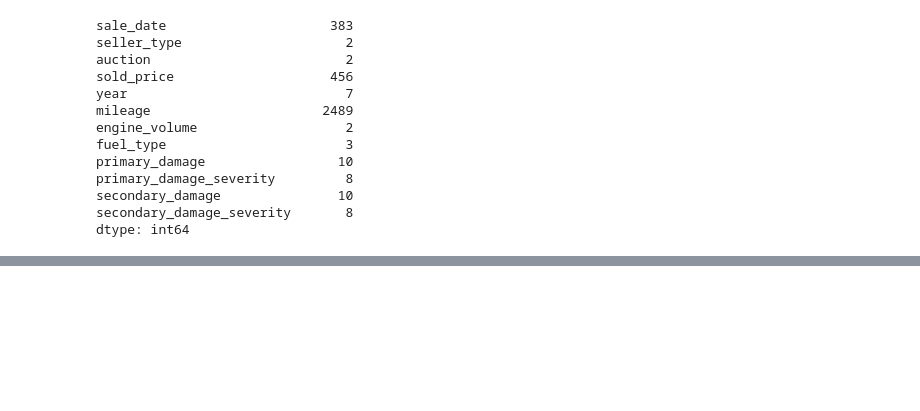
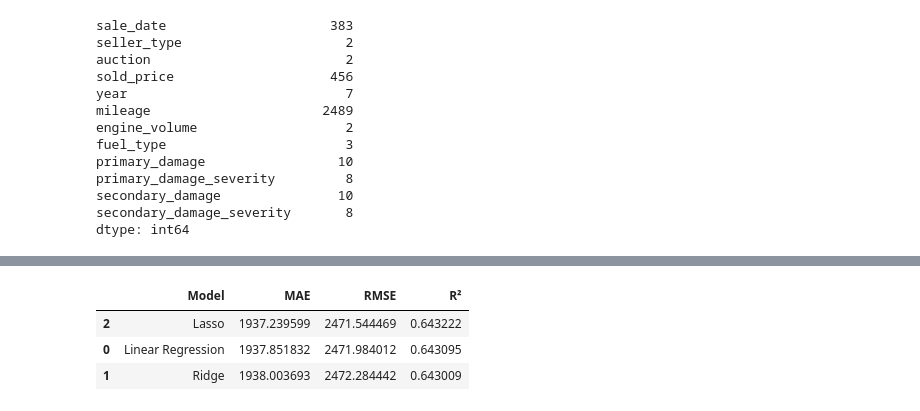
Before and after one commit to harutbdo/toyota-camry-price-prediciton, a Jupyter notebook: main.ipynb, the cells around one changed output, grey strips where cells are left out. Saved outputs shown, nothing was run; the diff lists cells and outputs as text; code cells hidden in the pictures; blank space fills up the shorter version.

```diff
--- a/main.ipynb
+++ b/main.ipynb
@@ -259,0 +297,7 @@ df_camry.to_csv("camry_cleaned.csv", index=False)
+# %%
+X = df_camry.drop(columns=["sold_price", "sale_date"])
+y = df_camry["sold_price"]
+
+X_train, X_temp, y_train, y_temp = train_test_split(X, y, test_size=0.3, random_state=SEED)
+
+X_val, X_test, y_val, y_test = train_test_split(X_temp, y_temp, test_size=0.5, random_state=SEED)
@@ -259,0 +329,12 @@ df_camry.to_csv("camry_cleaned.csv", index=False)
+# %%
+preprocessor = ColumnTransformer([
+    ("numeric", numeric_pipeline, numeric_features),
+    ("categorical", categorical_pipeline, categorical_features)
+])
+# %%
+linear_pipeline = Pipeline([
+    ("preprocessor", preprocessor),
+    ("model", LinearRegression())
+])
+
+linear_pipeline.fit(X_train, y_train)
@@ -259,0 +361,36 @@ df_camry.to_csv("camry_cleaned.csv", index=False)
+# %%
+models = {
+    "Linear Regression": linear_pipeline,
+    "Ridge": Pipeline([
+        ("preprocessor", clone(preprocessor)),
+        ("model", Ridge(alpha=1.0))
+    ]),
+    "Lasso": Pipeline([
+        ("preprocessor", clone(preprocessor)),
+        ("model", Lasso(alpha=1.0, max_iter=10000))
+    ])
+}
+
+results = []
+
+for name, model in models.items():
+    # Linear Regression was already fitted
+    if name != "Linear Regression":
+        model.fit(X_train, y_train)
+
+    predictions = model.predict(X_val)
+
+    results.append({
+        "Model": name,
+        "MAE": mean_absolute_error(y_val, predictions),
+        "RMSE": mean_squared_error(y_val, predictions) ** 0.5,
+        "R²": r2_score(y_val, predictions)
+    })
+
+comparison = pd.DataFrame(results).sort_values("MAE")
+comparison
+# %% [output]
+|  | Model | MAE | RMSE | R² |
+| 2 | Lasso | 1937.239599 | 2471.544469 | 0.643222 |
+| 0 | Linear Regression | 1937.851832 | 2471.984012 | 0.643095 |
+| 1 | Ridge | 1938.003693 | 2472.284442 | 0.643009 |
```
Also changed, not shown: parts of 11 cells of this notebook, 1 other file.
